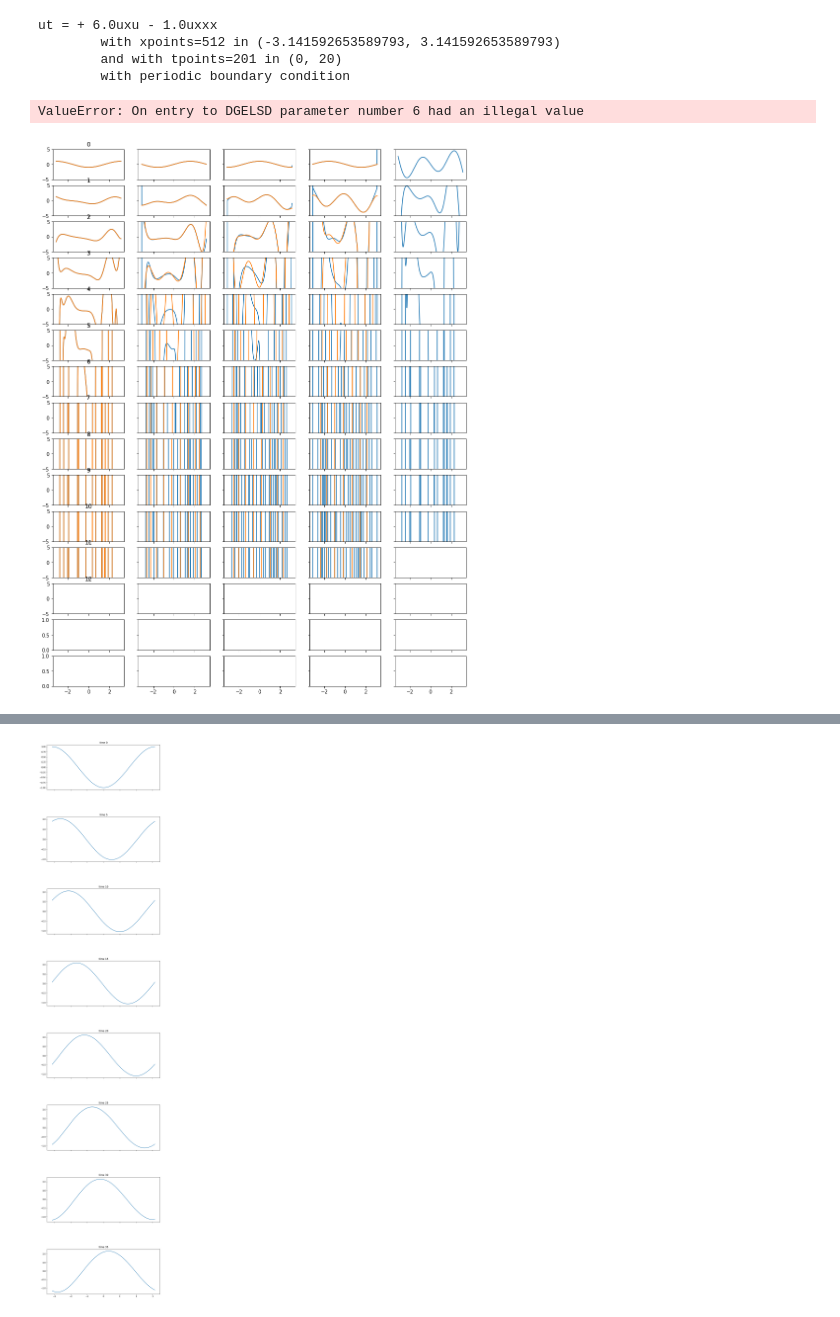
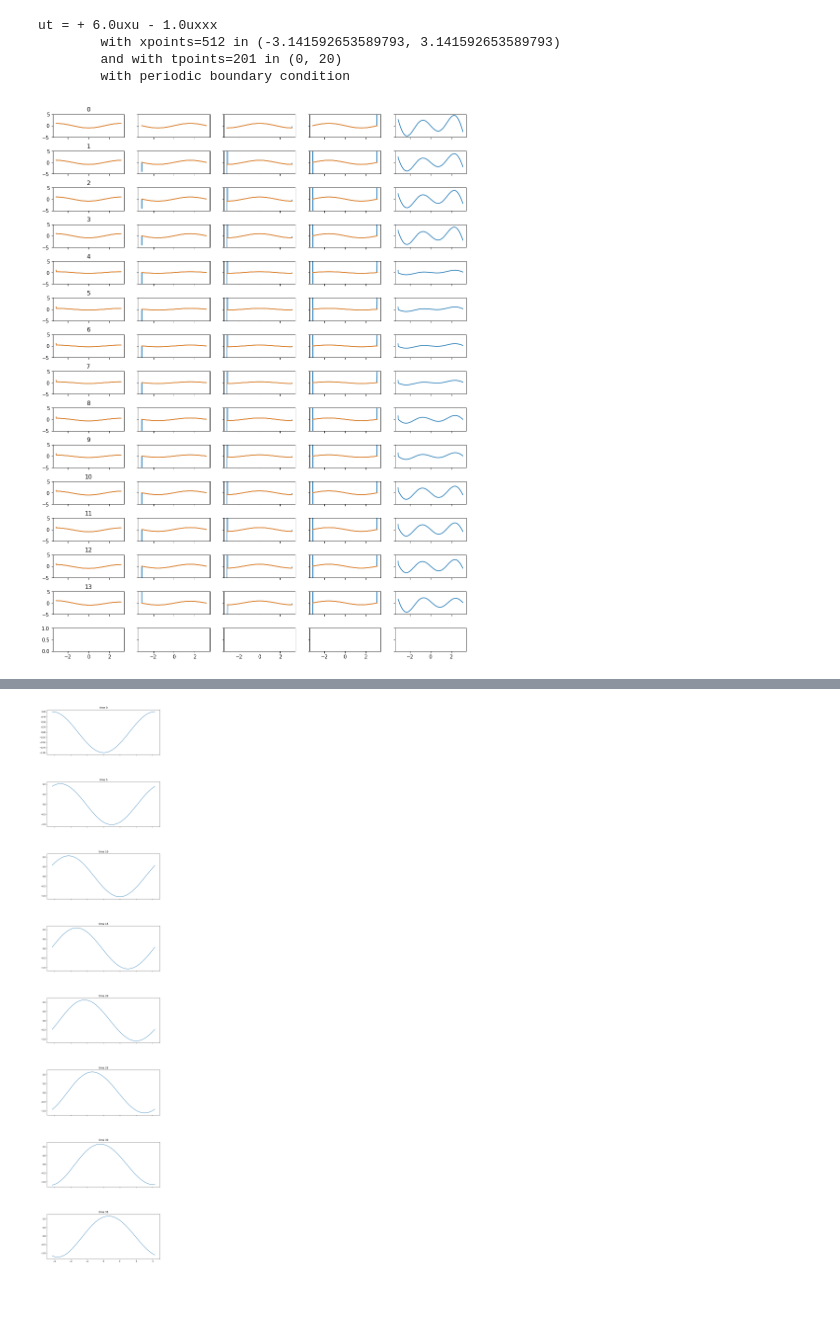
Before and after one commit to ZacharyVernec/PDE-FIND, a Jupyter notebook: PDE_FIND.ipynb, the cells around one changed output, grey strips where cells are left out. Cells and saved outputs as stored; diff of their text form; code cells hidden in the pictures.

Commit message:
Smoothing is now optional

```diff
--- a/PDE_FIND.ipynb
+++ b/PDE_FIND.ipynb
@@ -238,34 +267,33 @@ ut = + 6.0uxu - 1.0uxxx
 # %%
 max_time = 14 #or pde.tpoints
 jump_fact = 1
 
 fig, axes = plt.subplots(nrows=max_time//jump_fact+1, ncols=1+pde.max_order+1, figsize=(15,20), sharex=True, sharey='row')
 x = np.linspace(pde.xrange[0], pde.xrange[1], pde.xpoints)
 
 for time in range(max_time):
     if time % jump_fact == 0:
-        smooth_derivs = pde.get_x_derivs_grid(time, deg=10, extra_fact=0.05)
+        smooth_derivs = pde.get_x_derivs_grid(time, deg=10, extra_fact=0.1)
         for order in range(0, pde.max_order+1):
             yi_1 = [pde.get_x_deriv(time, point, order) for point in range(pde.xpoints)]
             yi_2 = smooth_derivs[order]
             axes[time//jump_fact, order].plot(x, yi_1)
             axes[time//jump_fact, order].plot(x, yi_2)
         yn = pde.get_t_deriv_grid(time)
         axes[time//jump_fact, -1].plot(x, yn)
         axes[time//jump_fact, 0].set_title(str(time))
 
 
     ylim = axes[time//jump_fact, 0].get_ylim()
     axes[time//jump_fact, -1].set_ylim(-5, 5)
 
     if time != max_time-1:
-        pde.u[time+1] = pde.sim_next_grid(time)
+        pde.u[time+1] = pde.sim_next_grid(time, smoothing=False)
 
 plt.subplots_adjust(hspace=0.6)
 plt.show()
 # %% [output]
-ValueError: On entry to DGELSD parameter number 6 had an illegal value
-[figure, old version]
+[figure, new version]
 # %%
 max_time = 14
 lim_disc = 0
```
Also changed, not shown: parts of 3 cells of this notebook.
